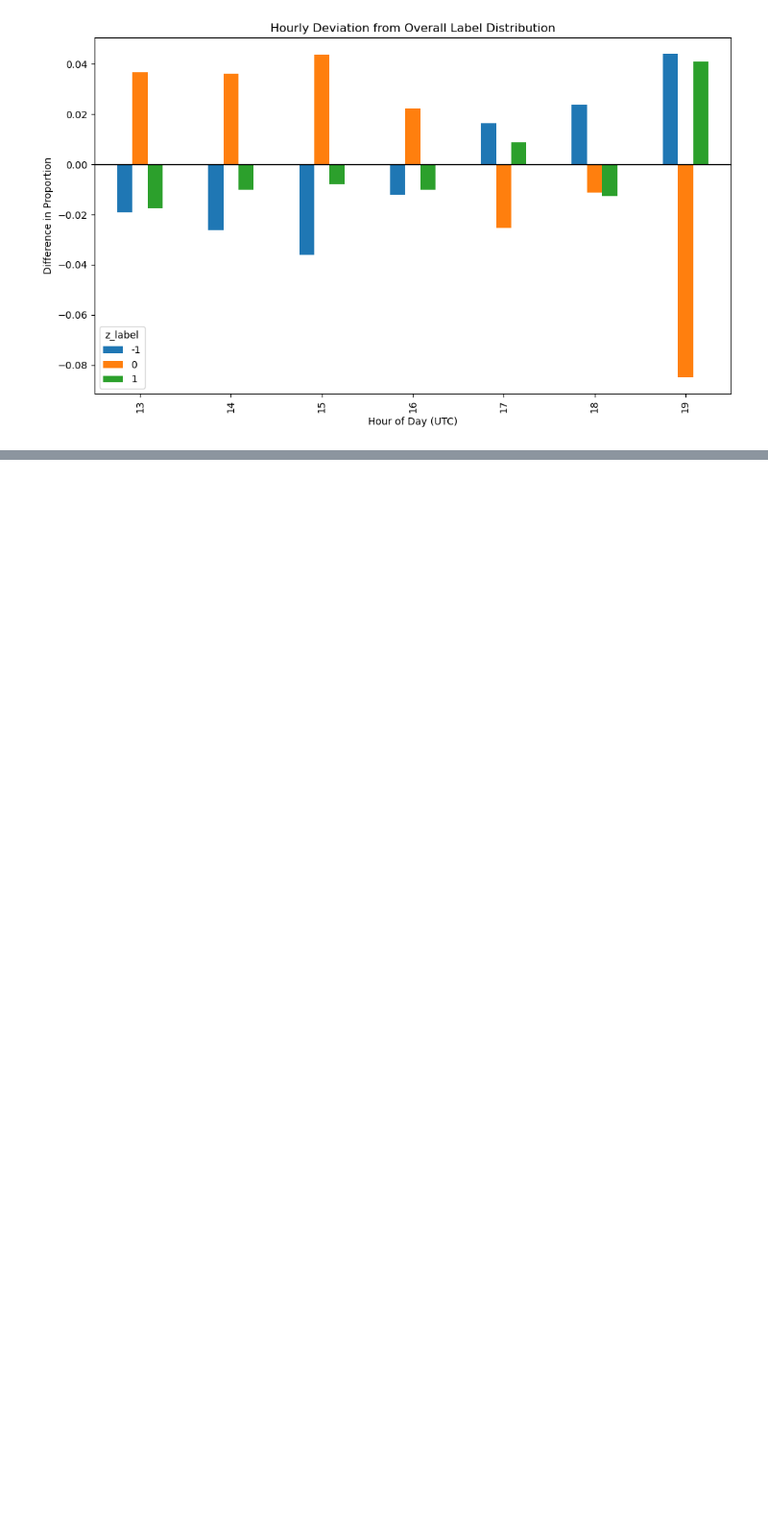
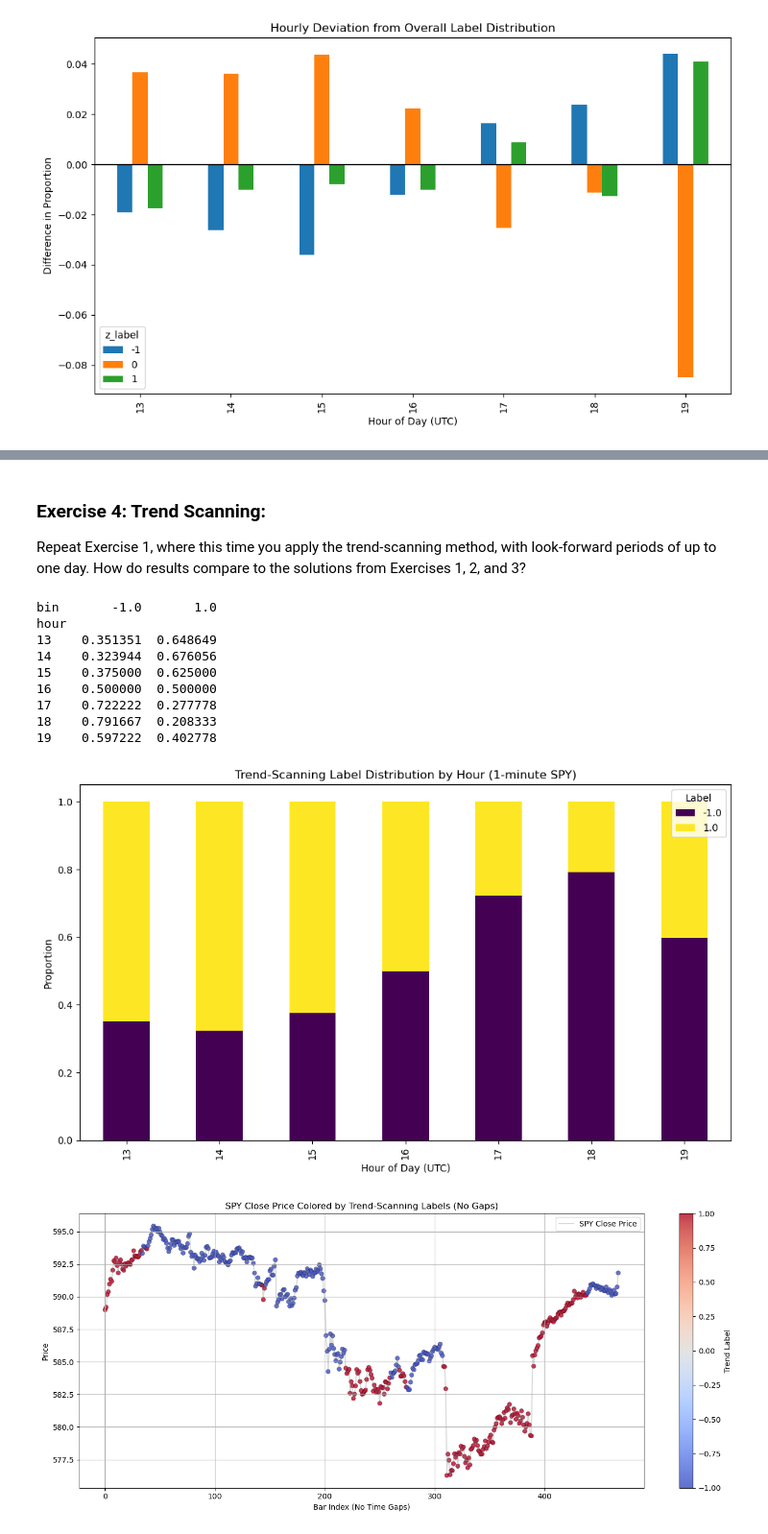
Before and after one commit to AndrewJSut/summer-of-finance, a Jupyter notebook: notebooks/Ch5_ML_for_AM.ipynb, the cells around one changed output, grey strips where cells are left out. Shown: that part at 96% size. Drawn from its saved outputs; the diff is of its cells as text; code cells hidden in the pictures; blank space fills up the shorter version.

Commit message:
Finished Ch5 Exercises, interesting results

```diff
--- a/notebooks/Ch5_ML_for_AM.ipynb
+++ b/notebooks/Ch5_ML_for_AM.ipynb
@@ -513,0 +638,78 @@ plt.show()
+# %% [markdown]
+### Exercise 4: Trend Scanning:
+
+Repeat Exercise 1, where this time you apply the trend-scanning method, with look-forward periods of up to one day. How do results compare to the solutions from Exercises 1, 2, and 3?
+# %%
+import statsmodels.api as sm
+
+spy_raw = yf.download("SPY", interval="1m", period="7d", progress=False, auto_adjust=False)
+
+close = spy_raw['Close'].copy()
+close.index = pd.to_datetime(close.index)
+
+span = [30, 390, 10]  # from 30 min to 390 min, in steps of 10
+
+# Subsample timestamps (e.g., every 5 minutes)
+molecule = close.iloc[::5].index
+
+# Run trend labeling
+trend_labels = getBinsFromTrend(molecule, close, span=span)
+
+trend_labels['hour'] = trend_labels.index.hour
+
+# Normalize value counts by hour
+trend_label_dist = trend_labels.groupby('hour')['bin'].value_counts(normalize=True).unstack().fillna(0)
+print(trend_label_dist)
+
+ax = trend_label_dist.plot(kind='bar', stacked=True, figsize=(10, 6), colormap='viridis')
+plt.title("Trend-Scanning Label Distribution by Hour (1-minute SPY)")
+plt.xlabel("Hour of Day (UTC)")
+plt.ylabel("Proportion")
+plt.legend(title="Label", loc="upper right")
+plt.tight_layout()
+plt.show()
+
+# Trend labels are in the form of a DataFrame with timestamps as index
+# Align and clean trend labels
+valid_idx = trend_labels.index.intersection(close.index)
+plot_close = close.loc[valid_idx]
+plot_labels = trend_labels.loc[valid_idx]['bin']
+
+# Reset to integer index to remove time gaps
+plot_close_reset = plot_close.reset_index(drop=True)
+plot_labels_reset = plot_labels.reset_index(drop=True)
+
+# Plot
+plt.figure(figsize=(14, 6))
+scatter = plt.scatter(
+    plot_close_reset.index,
+    plot_close_reset.values,
+    c=plot_labels_reset.values,
+    cmap='coolwarm',
+    marker='o',
+    edgecolors='k',
+    linewidth=0.2,
+    alpha=0.8
+)
+
+plt.plot(plot_close_reset.index, plot_close_reset.values, color='gray', alpha=0.3, label='SPY Close Price')
+plt.title("SPY Close Price Colored by Trend-Scanning Labels (No Gaps)")
+plt.xlabel("Bar Index (No Time Gaps)")
+plt.ylabel("Price")
+plt.grid(True)
+plt.colorbar(scatter, label="Trend Label")
+plt.legend()
+plt.tight_layout()
+plt.show()
+# %% [output]
+bin       -1.0       1.0
+hour
+13    0.351351  0.648649
+14    0.323944  0.676056
+15    0.375000  0.625000
+16    0.500000  0.500000
+17    0.722222  0.277778
+18    0.791667  0.208333
+19    0.597222  0.402778
+[figure, added]
+[figure, added]
```
Also changed, not shown: parts of 16 cells of this notebook.
